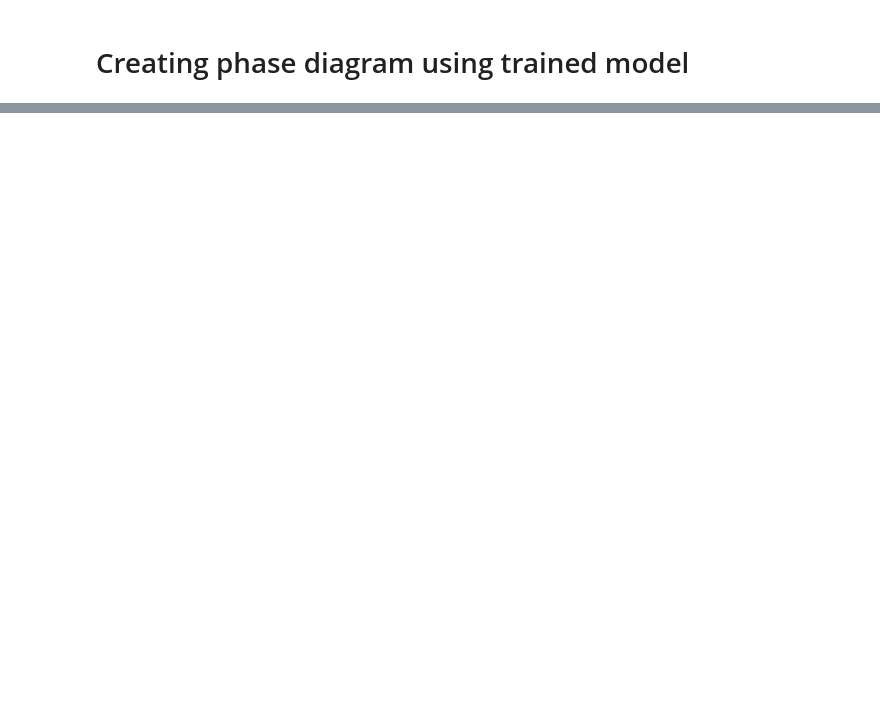
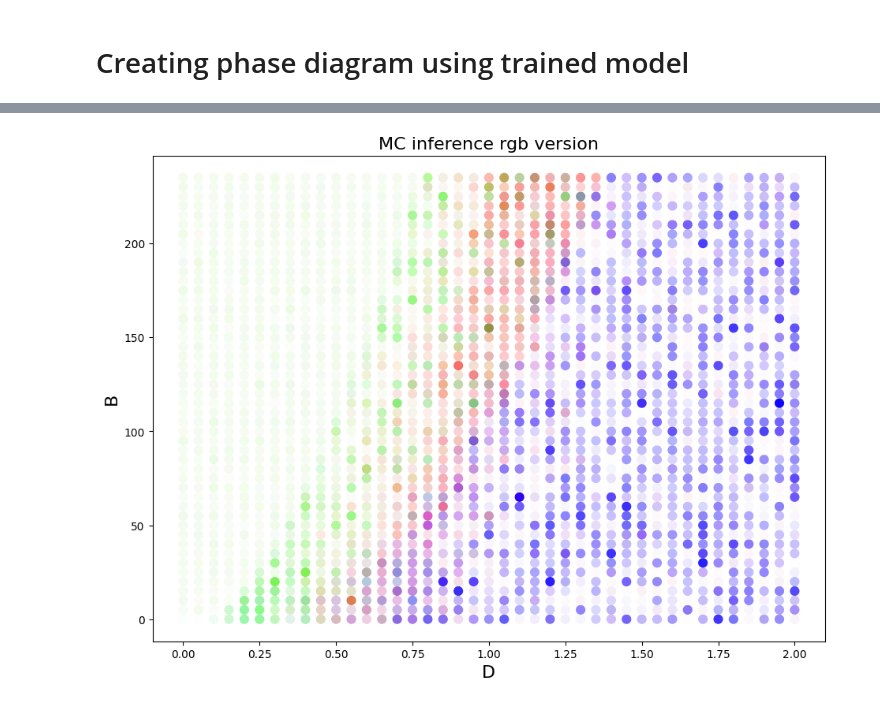
Before and after one commit to rendeka/diploma_thesis, a Jupyter notebook: phase_diagram_reconstruction.ipynb, the cells around one changed output, grey strips where cells are left out. Drawn from its saved outputs; the diff is of its cells as text; code cells hidden in the pictures; blank space fills up the shorter version.

```diff
--- a/phase_diagram_reconstruction.ipynb
+++ b/phase_diagram_reconstruction.ipynb
@@ -62,0 +102,23 @@ TypeError: ModelBase.set_mc_inference() takes 1 positional argument but 2 were g
+# %%
+variances = np.var(preds, axis=1)
+
+v_min = np.min(variances)
+v_max = np.max(variances)
+
+fig, ax = plt.subplots(figsize=(11,8))
+
+r = 1 - (variances[:, 0] - v_min) / (v_max - v_min) # Ferromagnet
+g = 1 - (variances[:, 1] - v_min) / (v_max - v_min) # Skyrmion
+b = 1 - (variances[:, 2] - v_min) / (v_max - v_min) # Spiral
+
+colors = np.stack([r, b, g], axis=1)
+
+ax.scatter(*values_subset.T, c=(colors), marker="o", s=60)
+
+ax.set_title("MC inference rgb version", size=16)
+ax.set_xlabel("D", size=16)
+ax.set_ylabel("B", size=16)
+
+plt.show()
+# %% [output]
+[figure, added]
```
Also changed, not shown: parts of 14 cells of this notebook, 14 other files.
